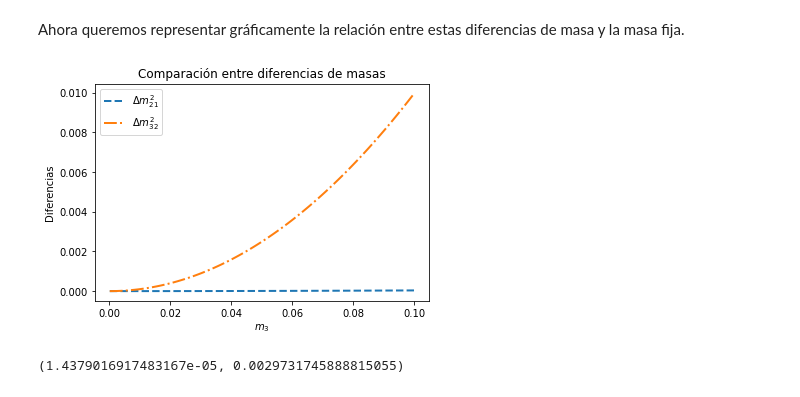
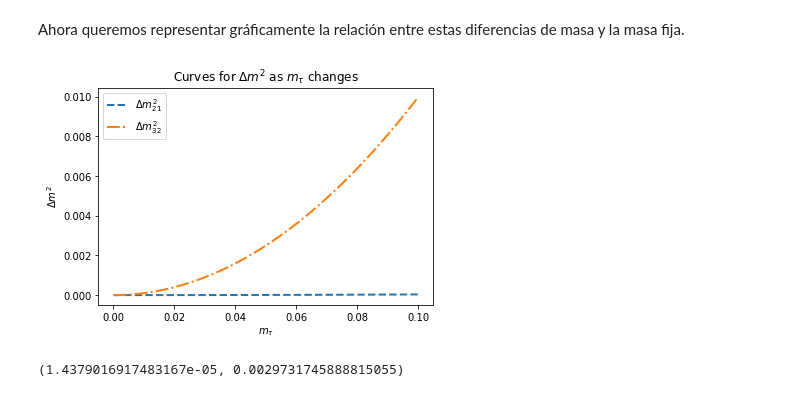
Before and after one commit to DLAbel/Neutrinos, a Jupyter notebook: Codigo_N.ipynb, the cells around one changed output. Drawn from its saved outputs; the diff is of its cells as text; code cells hidden in the pictures.

```diff
--- a/Codigo_N.ipynb
+++ b/Codigo_N.ipynb
@@ -207,30 +225,30 @@ Ahora queremos representar gráficamente la relación entre estas diferencias de
 # %%
 x = np.linspace(1e-4,1e-1,100)
 def m_1(x):
     return ((x/2)*(C33+C03)-x/2)
 #m10=(x*(C33+C03)-x/2)
 
 def m_2(x):
     return ((x*C03-x-x*C33)/2)
 #m20=x*C03-x/2-x*C33
 
 y1 = m_2(x)**2-m_1(x)**2
 y2 = x**2-m_2(x)**2
 
 fig, ax = plt.subplots()
 
 line1, = ax.plot(x, y1, linewidth=2.0, label='$\Delta m_{21}^2$', linestyle='dashed')
 line2, = ax.plot(x, y2, linewidth=2.0, label='$\Delta m_{32}^2$', linestyle='dashdot')
 
-ax.set_xlabel('$m_3$')
-ax.set_ylabel('Diferencias')
-ax.set_title('Comparación entre diferencias de masas')
+ax.set_xlabel('$m_\u03C4 $')
+ax.set_ylabel('$\Delta m^2$')
+ax.set_title('Curves for $\Delta m^2$ as $m_\u03C4$ changes')
 
 ax.legend()
-#plt.savefig("graf2.png", dpi=300)
+#plt.savefig("graf2eng.png", dpi=300)
 plt.show()
 # %% [output]
-[figure, old version]
+[figure, new version]
 # %%
 m_1(0.05), m_2(0.05)
 # %% [output]
```
Also changed, not shown: parts of 10 cells of this notebook.
